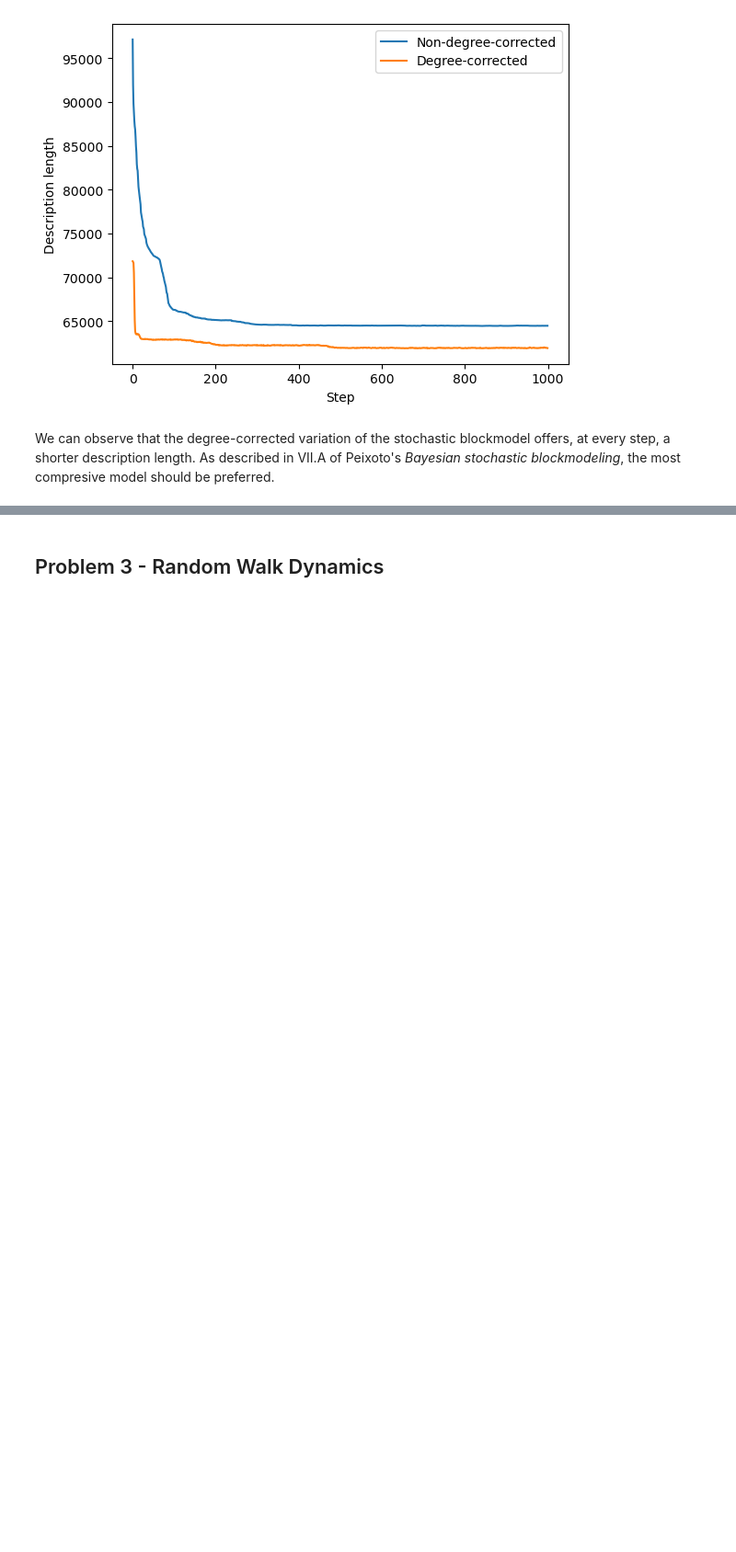
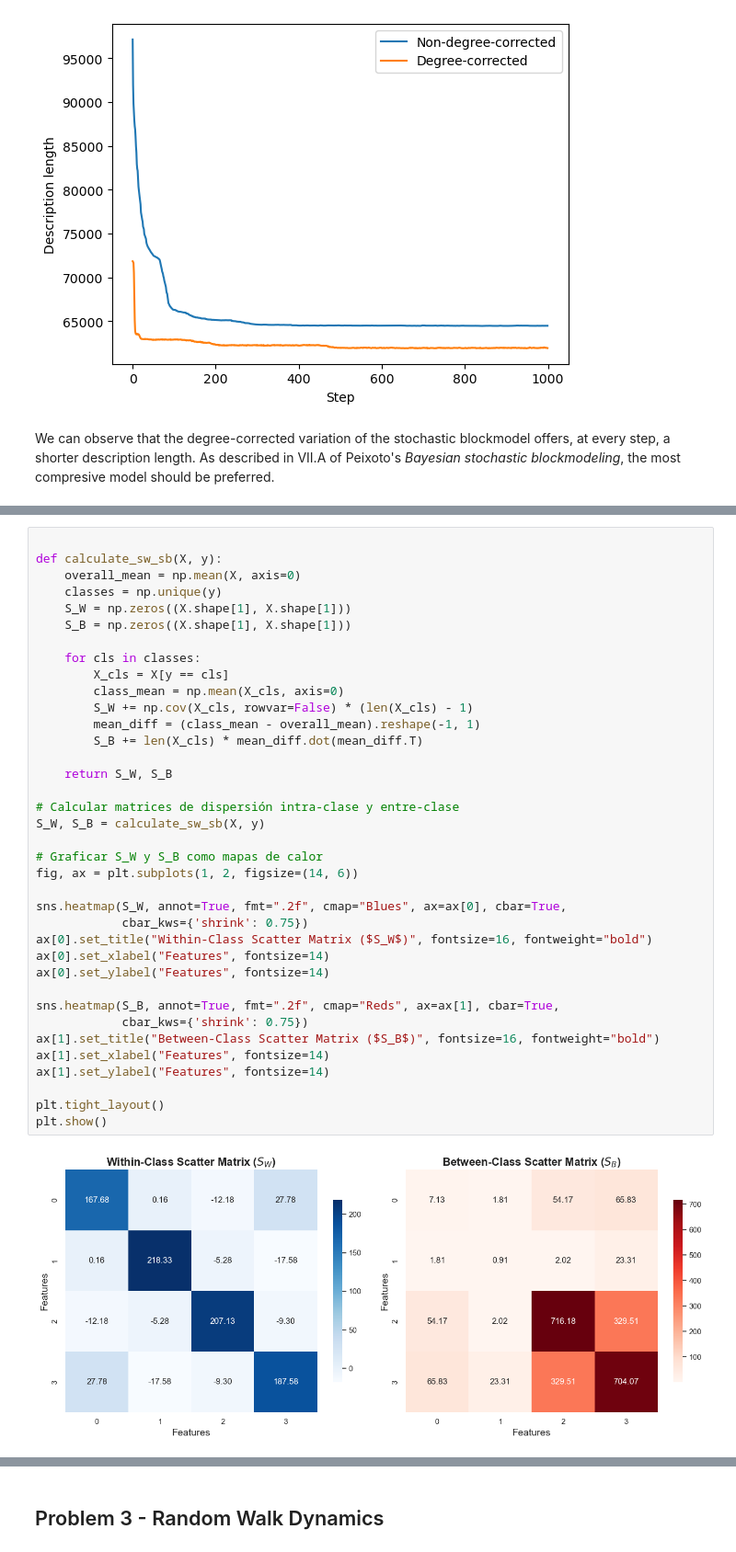
Before and after one commit to danielugq/student-network-science-data-book, a Jupyter notebook: assignments/assignment03.ipynb, the cells around one changed output, grey strips where cells are left out. Shown at 92% size. Drawn from its saved outputs; the diff is of its cells as text; blank space fills up the shorter version.

```diff
--- a/assignments/assignment03.ipynb
+++ b/assignments/assignment03.ipynb
@@ -123,0 +163,39 @@ We can observe that the degree-corrected variation of the stochastic blockmodel
+# %%
+
+def calculate_sw_sb(X, y):
+    overall_mean = np.mean(X, axis=0)
+    classes = np.unique(y)
+    S_W = np.zeros((X.shape[1], X.shape[1]))
+    S_B = np.zeros((X.shape[1], X.shape[1]))
+
+    for cls in classes:
+        X_cls = X[y == cls]
+        class_mean = np.mean(X_cls, axis=0)
+        S_W += np.cov(X_cls, rowvar=False) * (len(X_cls) - 1)
+        mean_diff = (class_mean - overall_mean).reshape(-1, 1)
+        S_B += len(X_cls) * mean_diff.dot(mean_diff.T)
+
+    return S_W, S_B
+
+# Calcular matrices de dispersión intra-clase y entre-clase
+S_W, S_B = calculate_sw_sb(X, y)
+
+# Graficar S_W y S_B como mapas de calor
+fig, ax = plt.subplots(1, 2, figsize=(14, 6))
+
+sns.heatmap(S_W, annot=True, fmt=".2f", cmap="Blues", ax=ax[0], cbar=True,
+            cbar_kws={'shrink': 0.75})
+ax[0].set_title("Within-Class Scatter Matrix ($S_W$)", fontsize=16, fontweight="bold")
+ax[0].set_xlabel("Features", fontsize=14)
+ax[0].set_ylabel("Features", fontsize=14)
+
+sns.heatmap(S_B, annot=True, fmt=".2f", cmap="Reds", ax=ax[1], cbar=True,
+            cbar_kws={'shrink': 0.75})
+ax[1].set_title("Between-Class Scatter Matrix ($S_B$)", fontsize=16, fontweight="bold")
+ax[1].set_xlabel("Features", fontsize=14)
+ax[1].set_ylabel("Features", fontsize=14)
+
+plt.tight_layout()
+plt.show()
+# %% [output]
+[figure, added]
```
Also changed, not shown: parts of 6 cells of this notebook.
